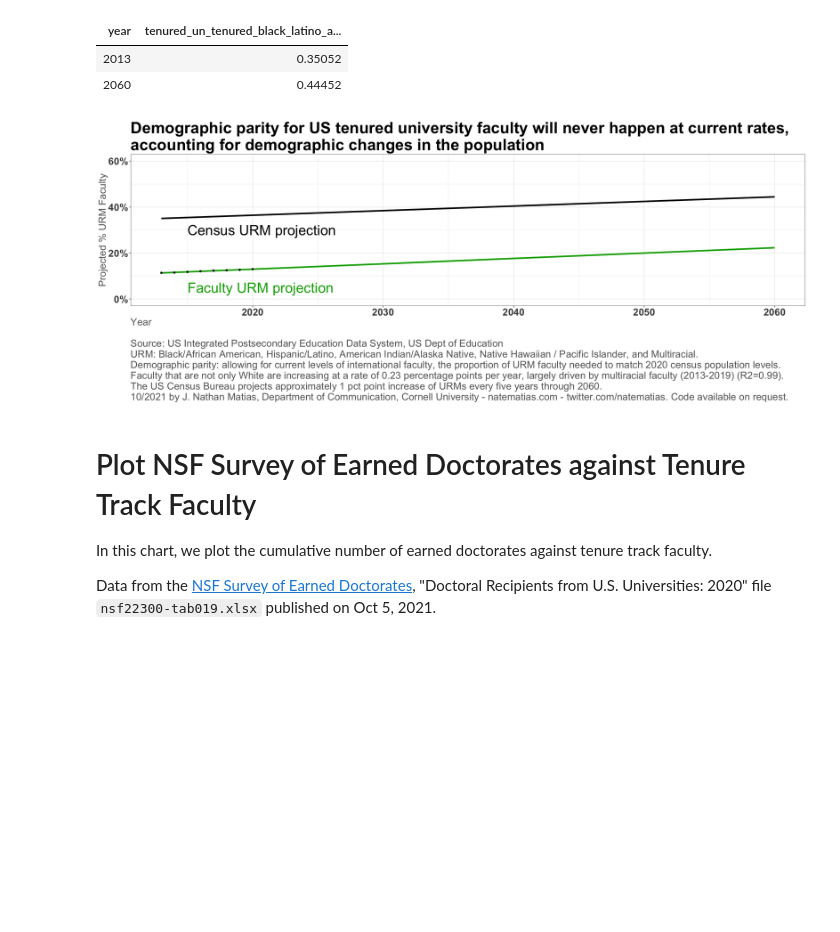
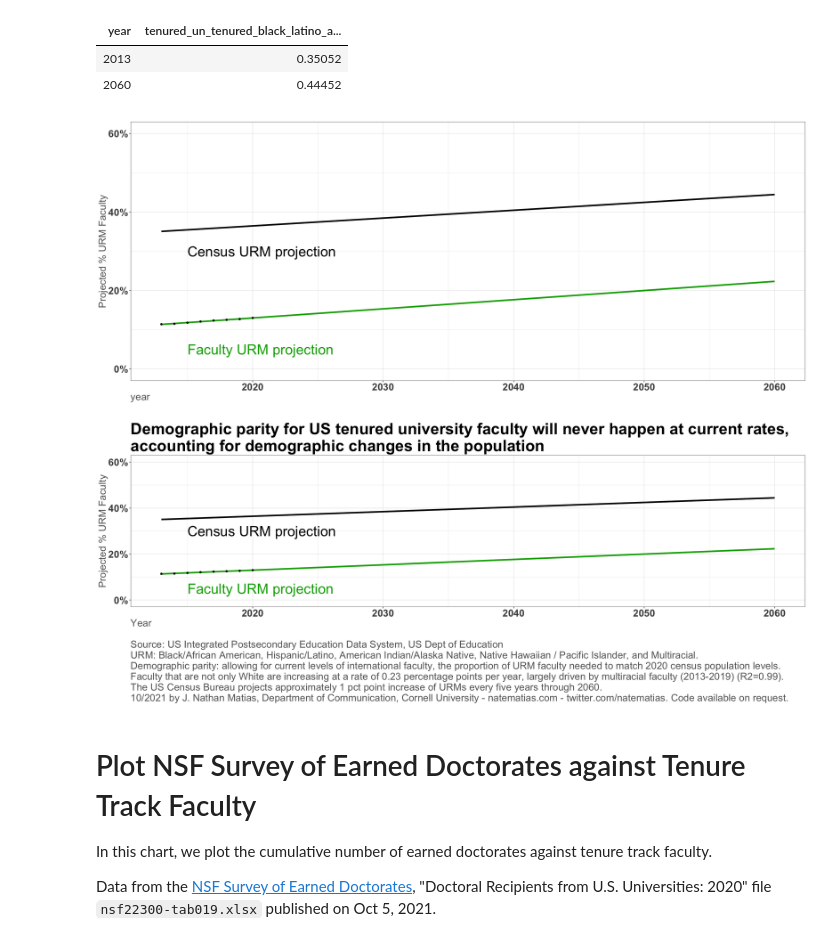
Before and after one commit to natematias/US-Faculty-Diversity-Projections, a Jupyter notebook: data/Paper Analysis and Data.R.ipynb, the cells around one changed output. Drawn from its saved outputs; the diff is of its cells as text; code cells hidden in the pictures; blank space fills up the shorter version.

```diff
--- a/data/Paper Analysis and Data.R.ipynb
+++ b/data/Paper Analysis and Data.R.ipynb
@@ -42,7 +40,7 @@ nces.path = "2021-NCES-Faculty-Data/"
 nsed.path = "2021-NSF-Survey-Earned-Doctorates/"
 
 ## this generation date includes 2020-2021
-generation.date = "20220109"
+generation.date = "20220219"
 nsed.generation.date = "20220213"
 
 year.df   <- read.csv(paste(data.path, nces.path, generation.date, "_year_summary_table.csv", sep=""),na.strings = "")
@@ -156,37 +154,43 @@ labels.df <- data.frame(text=c("Projected Census %", "Projected Faculty %"),
 # %%
 options(repr.plot.width=20, repr.plot.height=8)
 
-ggplot(year.df, aes(year, tenured_un_tenured_black_latino_american_indian_alaska_native_hawaiian_pacific_multiracial_pct)) +
+us.projection.chart <- ggplot(year.df, aes(year, tenured_un_tenured_black_latino_american_indian_alaska_native_hawaiian_pacific_multiracial_pct)) +
     geom_line(data=projection.2060.df, color="#00aa00", size=1.5) +
     geom_point() +
     geom_line(data=pop.projection.df, color="black", size=1.5) +
     annotate(geom="text", x=2015, y=0.3, label="Census URM projection",size=10, hjust=0) +
     annotate(geom="text", x=2015, y=0.05, label="Faculty URM projection",size=10, hjust=0, color="#00aa00") +
     scale_y_continuous(labels = scales::percent_format(accuracy=1), limits=c(0,0.6)) +
     scale_x_continuous(breaks=seq(2010, 2120, by=10)) +
     theme_bw() +
     theme(text         = element_text(size=20),
           plot.title   = element_text(size=32, face="bold"),
           axis.text.x  = element_text(size=20, face="bold"),
           axis.text.y  = element_text(size=20, face="bold"),
           axis.title.x = element_text(hjust=0, color="#666666"),
           axis.title.y = element_text(color="#666666")) +
-    ylab("Projected % URM Faculty") +
-    xlab(paste("Year\n\n",
+    ylab("Projected % URM Faculty")
+
+us.projection.chart + ggsave(paste("../figures/","us_projection.svg",sep=""), width=18, height=8, device="svg")
+
+
+
+us.projection.chart + xlab(paste("Year\n\n",
                "Source: US Integrated Postsecondary Education Data System, US Dept of Education\n",
                "URM: Black/African American, Hispanic/Latino, American Indian/Alaska Native, Native Hawaiian / Pacific Islander, and Multiracial.\n",
                "Demographic parity: allowing for current levels of international faculty, the proportion of URM faculty needed to match 2020 census population levels.\n",
                "Faculty that are not only White are increasing at a rate of ",
                prettyNum(summary(linear.m1)$coefficients['year.zeroed',][['Estimate']]*100, digits=2),
                " percentage points per year, largely driven by multiracial faculty (2013-2019) (R2=0.99).\n",
                "The US Census Bureau projects approximately 1 pct point increase of URMs every five years through 2060.\n",
                "10/2021 by J. Nathan Matias, Department of Communication, Cornell University - natematias.com - twitter.com/natematias. Code available on request.",
                sep="")) +
     ggtitle(paste("Demographic parity for US tenured university faculty will never happen at current rates,\n",
                   "accounting for demographic changes in the population",
                   sep=""))
 # %% [output]
-[figure, old version]
+[figure, new version]
+[figure, added]
 # %% [markdown]
 # Plot NSF Survey of Earned Doctorates against Tenure Track Faculty
 
```
Also changed, not shown: parts of 16 cells of this notebook, 8 other files.
